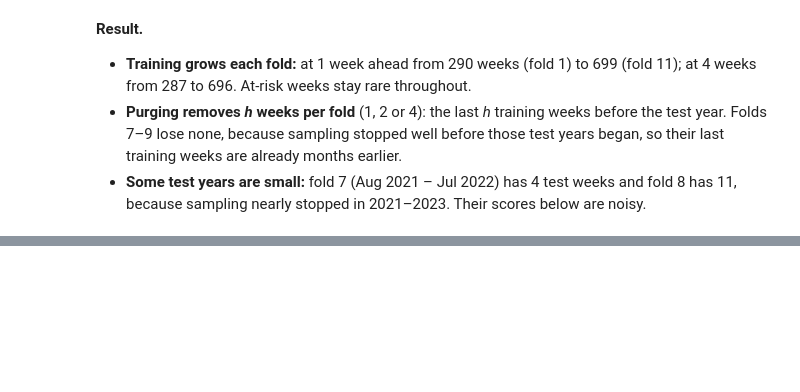
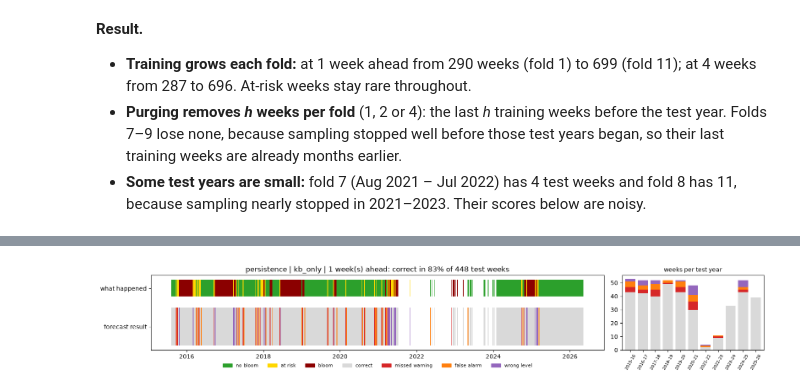
Before and after one commit to Break-Through-Tech/Biointerphase-1A-forecasting-harmful-algal-bloom-risk, a Jupyter notebook: models/notebooks/03_models.ipynb, the cells around one changed output, grey strips where cells are left out. Cells and saved outputs as stored; diff of their text form; code cells hidden in the pictures; blank space fills up the shorter version.

```diff
--- a/models/notebooks/03_models.ipynb
+++ b/models/notebooks/03_models.ipynb
@@ -298,0 +317,4 @@ for h, t in folds_by_h.items():
+# %%
+timeline("persistence", "kb_only")
+# %% [output]
+[figure, added]
```
Also changed, not shown: parts of 6 cells of this notebook, 29 other files.
